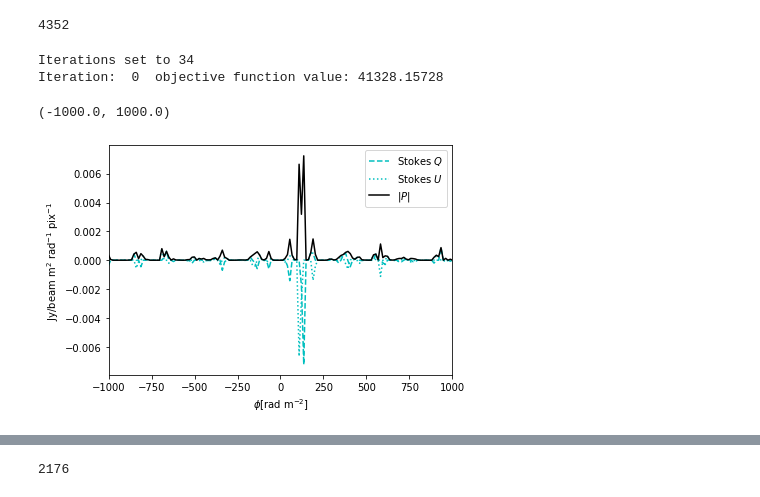
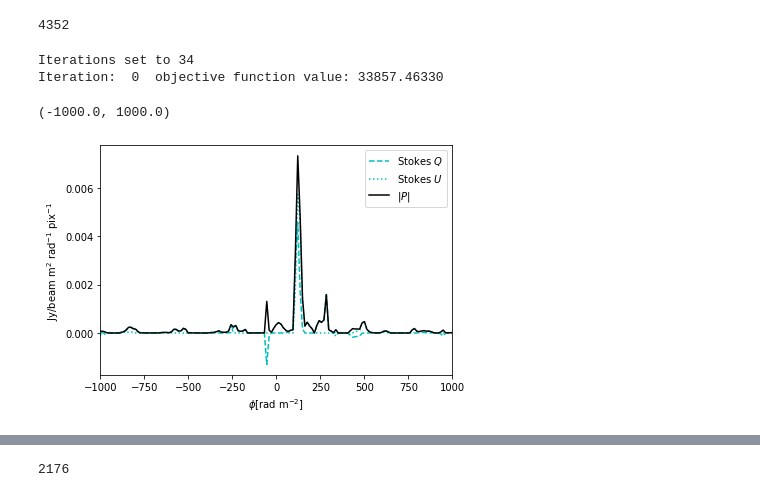
Before and after one commit to miguelcarcamov/csromer, a Jupyter notebook: realdata_framework.ipynb, the cells around one changed output, grey strips where cells are left out. Drawn from its saved outputs; the diff is of its cells as text; code cells hidden in the pictures.

```diff
--- a/realdata_framework.ipynb
+++ b/realdata_framework.ipynb
@@ -51,5 +62,5 @@ plt.savefig('fdirty.png', dpi=100, bbox_inches='tight')
 # %%
-idx_noise = np.where(np.abs(parameter.phi)>parameter.max_faraday_depth-1000)
+idx_noise = np.where(np.abs(parameter.phi)>14000)
 noise_F = np.std(0.5*(F_dirty[idx_noise].real + F_dirty[idx_noise].imag))
 noise_F
 # %% [output]
@@ -125,23 +136,23 @@ parameter.n
 opt = FISTA(guess_param=parameter, F_obj=F_obj, fx=chi2, gx=g_obj, noise=noise_F, verbose=True)
 #opt = FISTA(i_guess=F_real, F_obj=F_obj, fx=chi2, gx=g_obj, maxiter=1000, noise=1e-5, verbose=True)
 obj, X = opt.run()
-X = real_to_complex(X)
 # %% [output]
 Iterations set to 34
-Iteration:  0  objective function value: 41328.15728
+Iteration:  0  objective function value: 33857.46330
 # %%
-X_recon = X
-plt.plot(parameter.phi, X_recon.real, 'c--', label=r"Stokes $Q$")
-plt.plot(parameter.phi, X_recon.imag, 'c:', label=r"Stokes $U$")
-plt.plot(parameter.phi, np.abs(X_recon), 'k-', label=r"$|P|$")
+X.real_data_to_complex()
+
+plt.plot(parameter.phi, X.data.real, 'c--', label=r"Stokes $Q$")
+plt.plot(parameter.phi, X.data.imag, 'c:', label=r"Stokes $U$")
+plt.plot(parameter.phi, np.abs(X.data), 'k-', label=r"$|P|$")
 plt.xlabel(r'$\phi$[rad m$^{-2}$]')
 plt.ylabel(r'Jy/beam m$^2$ rad$^{-1}$ pix$^{-1}$')
 plt.legend(loc='upper right')
 plt.tight_layout()
 plt.xlim([-1000,1000])
 # %% [output]
 (-1000.0, 1000.0)
-[figure, old version]
+[figure, new version]
 # %%
 plt.plot(measurements.lambda2, measurements.model_data.real, 'k.', label=r"Stokes $Q$")
 plt.plot(measurements.lambda2, measurements.model_data.imag, 'c.', label=r"Stokes $U$")
```
Also changed, not shown: parts of 15 cells of this notebook, 8 other files.
